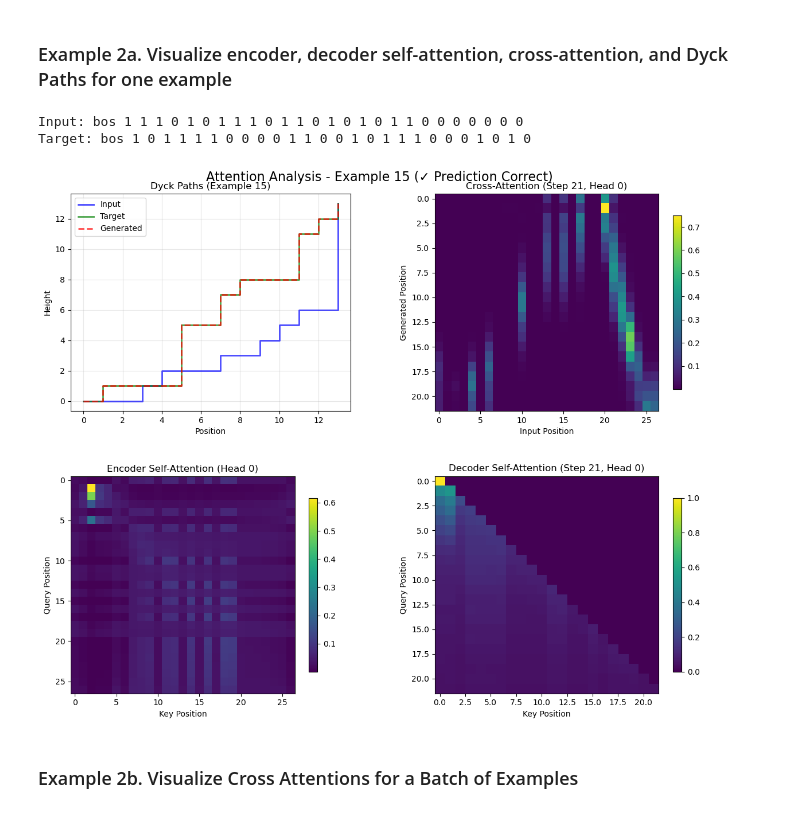
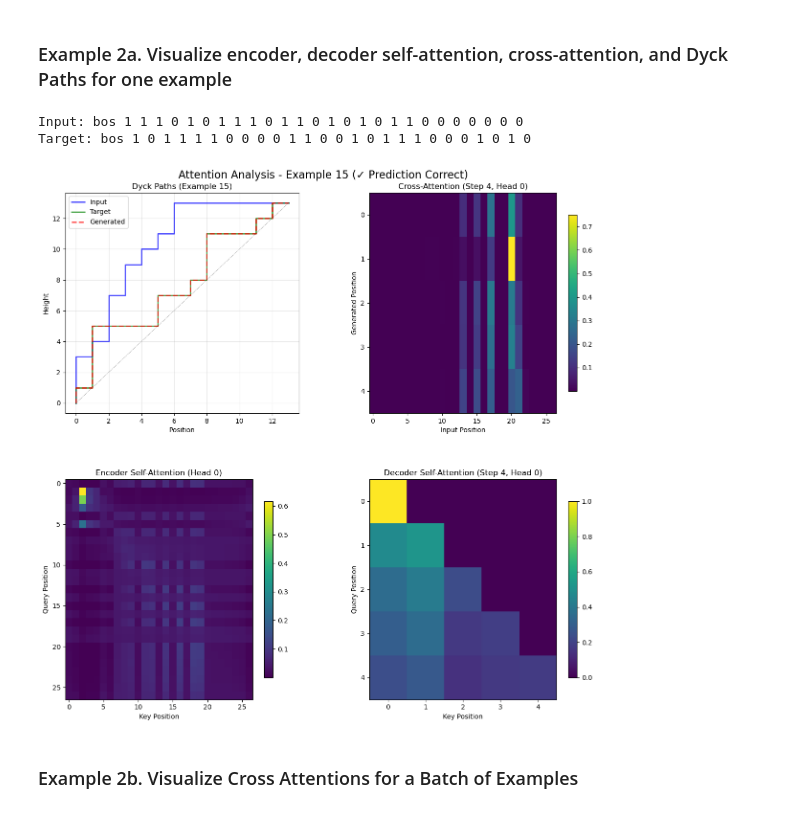
Before and after one commit to cocoxhuang/DyckTransformer, a Jupyter notebook: Analysis.ipynb, the cells around one changed output. Saved outputs shown, nothing was run; the diff lists cells and outputs as text; code cells hidden in the pictures.

```diff
--- a/Analysis.ipynb
+++ b/Analysis.ipynb
@@ -32,7 +32,7 @@ torch.backends.cudnn.benchmark = False
 # load your model here by specifying the training timestamp
 #---------------------------------
 sesh = 'n13_head1'   # change this to your session name
-                     # preloaded ones: n13_head1, n13_head2, n13_head3, n13_head4
+                     # preloaded ones: n13_head1, n13_head2, n13_head3, n13_head4, decoder
 
 #=================================
 # load config
@@ -55,12 +55,23 @@ except FileNotFoundError:
     print(f"Data generated and loaded successfully.")
 except Exception as e:
     raise Exception(f"Error loading saved data: {e}.")
-dataset = Dataset(data,seed=seed,batch_size=batch_size)
 
 # load the best trained model from the designated session
 model_args = config['model']
-model_args['max_len'] = n*2 + 1  # +1 for BOS token
-max_new_tokens = model_args['max_len'] - 1  # Exclude BOS token, so -1
+if model_args['architecture'] == "decoder_only":
+    model_args['max_len'] = (n*2+2)*2 # including BOS and EOS tokens from both input and target sequences
+    max_new_tokens = 2*n + 2  # BOS, steps, EOS
+else:
+    model_args['max_len'] = n*2 + 1  # +1 for BOS token
+    # max_new_tokens = model_args['max_len'] - 1  # Exclude BOS token, so -1
+    max_new_tokens = n*2  # generate just the steps given BOS in the decoder
+
+# load the datset
+if model_args['architecture'] != "decoder_only":
+    dataset = Dataset(data,seed=seed,batch_size=batch_size)
+else:
+    dataset = Dataset(data,seed=seed,batch_size=batch_size,decoder_only=True)
+
 device = torch.device('cuda' if torch.cuda.is_available() else 'cpu')
 criterion = nn.CrossEntropyLoss()
 model = Transformer(**model_args)
@@ -91,24 +102,26 @@ validation data: loss = 0.0001, accuracy = 0.99780000
 # %%
 # Example: Analyze data example #15
 # this if for all attention heads numbered 0 at step 21 (the 22th token generated in the sequence)
 #=================
+# choose the example, step of generation and attention heads to analyze
 ex_idx = 15  # the index of the first example to analyze
-encoder_att_head = 0  # which encoder self-attention head to analyze
-decoder_att_head = 0  # which decoder self-attention head to analyze
-cross_att_head = 0  # which cross-attention head to analyze
-step = 21  # which token is being generated in the sequence when analyzing cross-attention
+encoder_att_head = 0  # which encoder self-attention head to analyze. 0 means the first head
+decoder_att_head = 0  # which decoder self-attention head to analyze. 0 means the first head
+cross_att_head = 0  # which cross-attention head to analyze. 0 means the first head
+step = 4 # which token is being generated in the sequence when analyzing cross-attention. 0 means the first token after BOS.
 # some plotting parameters
-figsize = (12,10)  # figure size for visualization
+figsize = (12,12)  # figure size for visualization
 cmap = 'viridis'  # colormap for visualization, e.g. 'Blues', 'inferno', 'viridis'
 #=================
 # outputs = analyze_cross_attention(model, examples, start_idx=start_idx, step=step, att_head=att_head, num_examples=num_examples)
 print(f"Input: {decode(examples['inputs'][ex_idx], dataset.dictionary)}")
 print(f"Target: {decode(examples['targets'][ex_idx], dataset.dictionary)}")
+
 outputs = attention_example(model, examples, ex_idx=ex_idx, step=step, encoder_att_head=encoder_att_head, decoder_att_head=decoder_att_head, cross_att_head=cross_att_head, figsize=figsize, cmap=cmap)
 # %% [output]
 Input: bos 1 1 1 0 1 0 1 1 1 0 1 1 0 1 0 1 0 1 1 0 0 0 0 0 0 0
 Target: bos 1 0 1 1 1 1 0 0 0 0 1 1 0 0 1 0 1 1 1 0 0 0 1 0 1 0
-[figure, old version]
+[figure, new version]
 # %% [markdown]
 ### Example 2b. Visualize Cross Attentions for a Batch of Examples
 # %%
```
Also changed, not shown: parts of 14 cells of this notebook, 7 other files.
